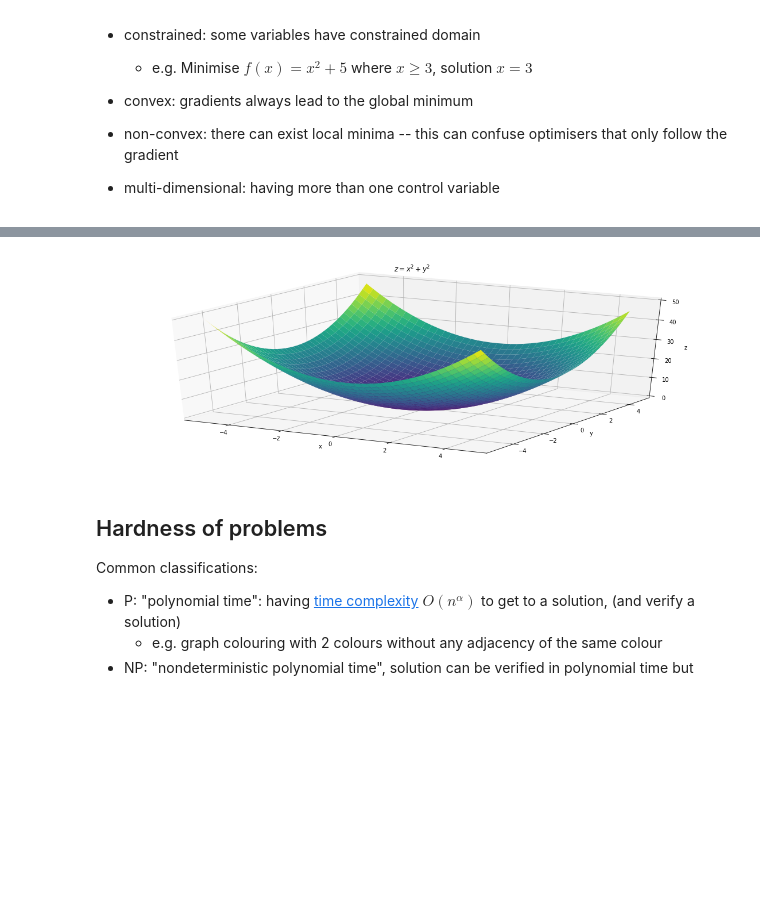
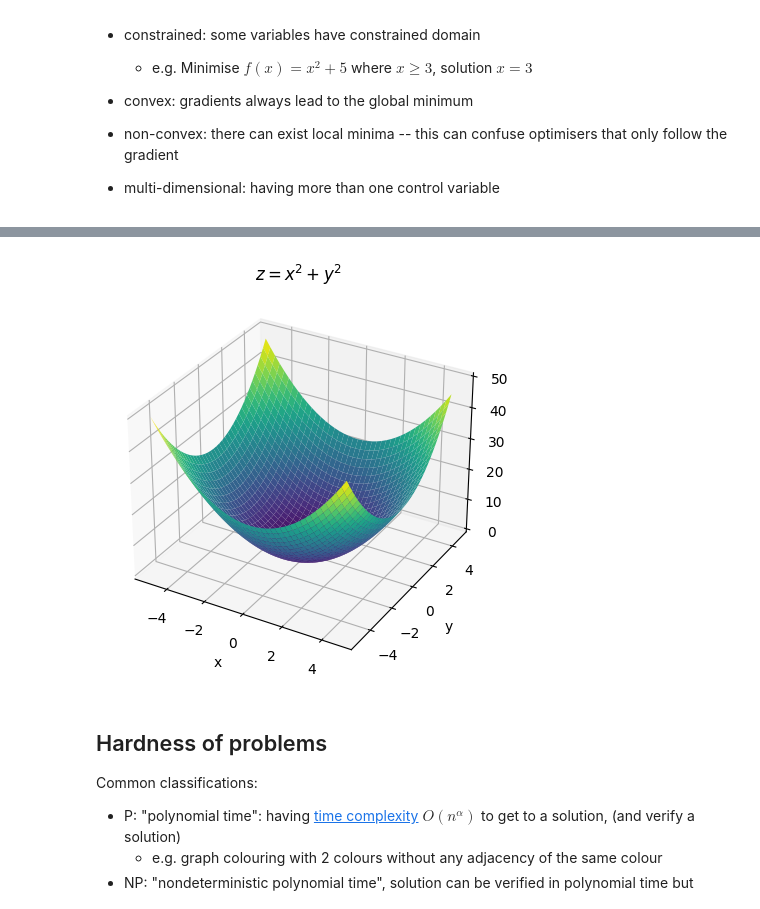
Before and after one commit to MaxwellsDemon3142/Linear-programming-tutorial, a Jupyter notebook: Linear programming tutorial.ipynb, the cells around one changed output, grey strips where cells are left out. Cells and saved outputs as stored; diff of their text form; code cells hidden in the pictures; blank space fills up the shorter version.

Commit message:
updated 3d plot code

```diff
--- a/Linear programming tutorial.ipynb
+++ b/Linear programming tutorial.ipynb
@@ -122,23 +123,19 @@ grid(False)
 # %% [output]
 [figure]
 # %%
-# multidimensional minimisation
-from mpl_toolkits.mplot3d.axes3d import Axes3D
-
 X = np.arange(-5, 5, 0.25)
 Y = np.arange(-5, 5, 0.25)
 X, Y = np.meshgrid(X, Y)
 Z = X**2 + Y**2
 
-fig = plt.figure()
-ax = Axes3D(fig)
+ax = plt.axes(projection='3d')
 ax.plot_surface(X, Y, Z, rstride=1, cstride=1, cmap=cm.viridis)
 ax.set_xlabel('x');
 ax.set_ylabel('y');
 ax.set_zlabel('z');
 ax.set_title('$z = x^2 + y^2$');
 # %% [output]
-[figure, old version]
+[figure, new version]
 # %% [markdown]
 ## Hardness of problems
 
```
Also changed, not shown: parts of 7 cells of this notebook.
